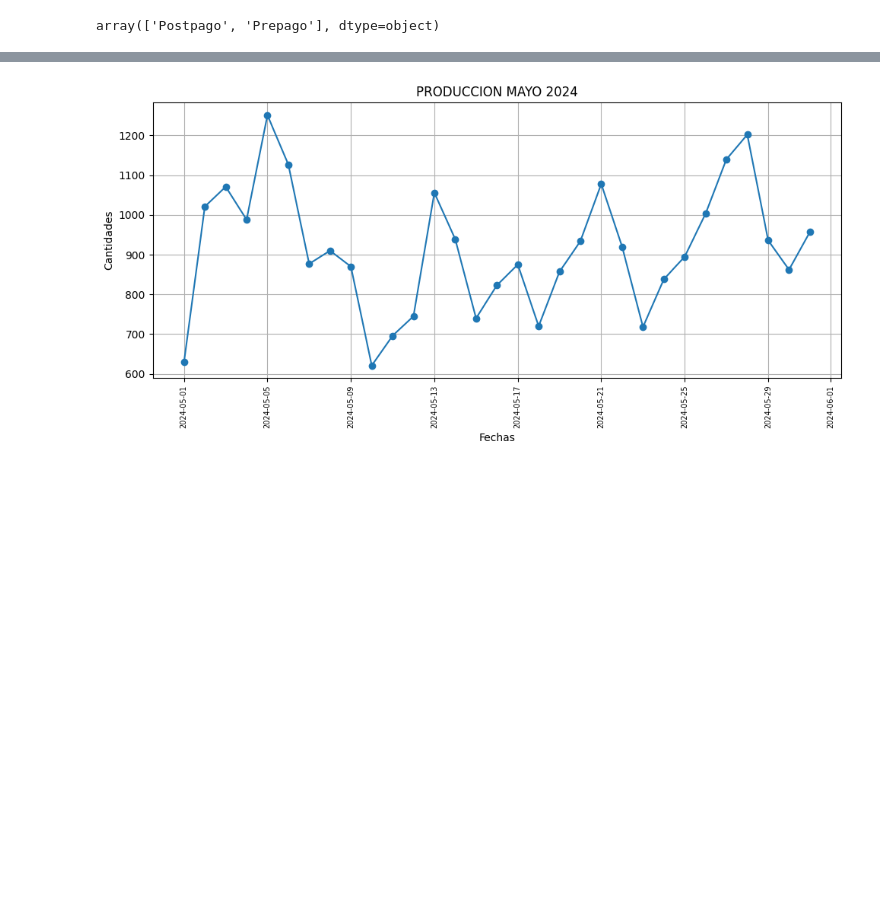
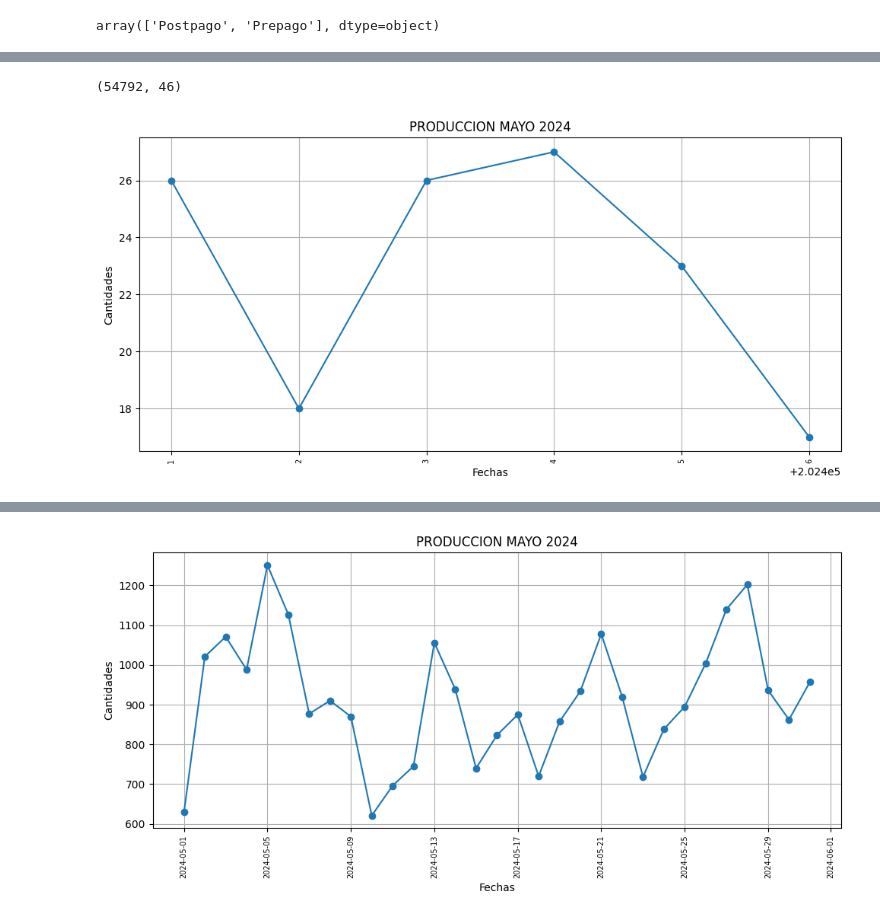
Before and after one commit to Dannielqfr/itd, a Jupyter notebook: src/source.ipynb, the cells around one changed output, grey strips where cells are left out. Cells and saved outputs as stored; diff of their text form; code cells hidden in the pictures; blank space fills up the shorter version.

```diff
--- a/src/source.ipynb
+++ b/src/source.ipynb
@@ -446,3 +467,9 @@ def convertir_fecha(fecha):
 #data['PRODUCT'].unique() # Postpago - Prepago
 # %% [output]
 array(['Postpago', 'Prepago'], dtype=object)
+# %%
+#print(type(data['PERIOD']))
+data_for_process=data
+data_for_process['REPEAT_COUNT'] = data.groupby('CHIP')['CHIP'].transform('count')
+data_unique = data_for_process.drop_duplicates(subset='CHIP', keep='first')
+data_unique.shape
@@ -488,4 +490,0 @@ data_for_process
-# %%
-data_for_process['REPEAT_COUNT'] = data_for_process.groupby('PHONE_NUMBER')['PHONE_NUMBER'].transform('count')
-data_unique = data_for_process.drop_duplicates(subset='PHONE_NUMBER', keep='first')
-data_unique
@@ -511,3 +572,52 @@ See the caveats in the documentation: https://pandas.pydata.org/pandas-docs/stab
+# %%
+data_unique.shape
+# %% [output]
+(54792, 46)
+# %%
+# SIN DISTINCION DE BIOMETRICO O CHIP
+product ='Prepago'
+ope = 'Linea Nueva'
+seller ='42736341'
+
+light_product = data_unique['PRODUCT'].str.contains(product)
+filtered_data_light_product = data_unique[light_product]
+
+light_ope = filtered_data_light_product['OPE_VENTA'].str.contains(ope)
+filtered_data = filtered_data_light_product[light_ope]
+
+light_seller = filtered_data['DOCUMENT_NRO_SELLER']==seller
+filtered_seller = filtered_data[light_seller]
+#filtered_seller
+
+#periodos
+periods = filtered_seller['PERIOD']
+unique_periods = periods.drop_duplicates()
+
+composed_periods = []
+light_period = []
+
+for i, row in unique_periods.items():
+    light_period = filtered_seller['PERIOD']==row
+    light_final = filtered_seller[light_period].shape
+    composed_periods.append([row,light_final[0]])
+
+np_composed_periods = np.array(composed_periods)
+np_periods_qnt = np_composed_periods[:,1]
+np_arr_qnt = np_periods_qnt.astype(np.int32)
+
+plt.figure(figsize=(10,5))
+plt.plot(np_composed_periods[:,0],np_arr_qnt, marker='o')
+plt.xlabel('Fechas')
+plt.ylabel('Cantidades')
+plt.title('PRODUCCION MAYO 2024')
+
+plt.grid(True)
+plt.xticks(rotation=90, fontsize=7)
+plt.tight_layout()
+
+plt.show()
+# %% [output]
+[figure, added]
 # %%
 #CHIPS
 ruc_tp="20608475240"
```
Also changed, not shown: parts of 20 cells of this notebook, 30 other files.
